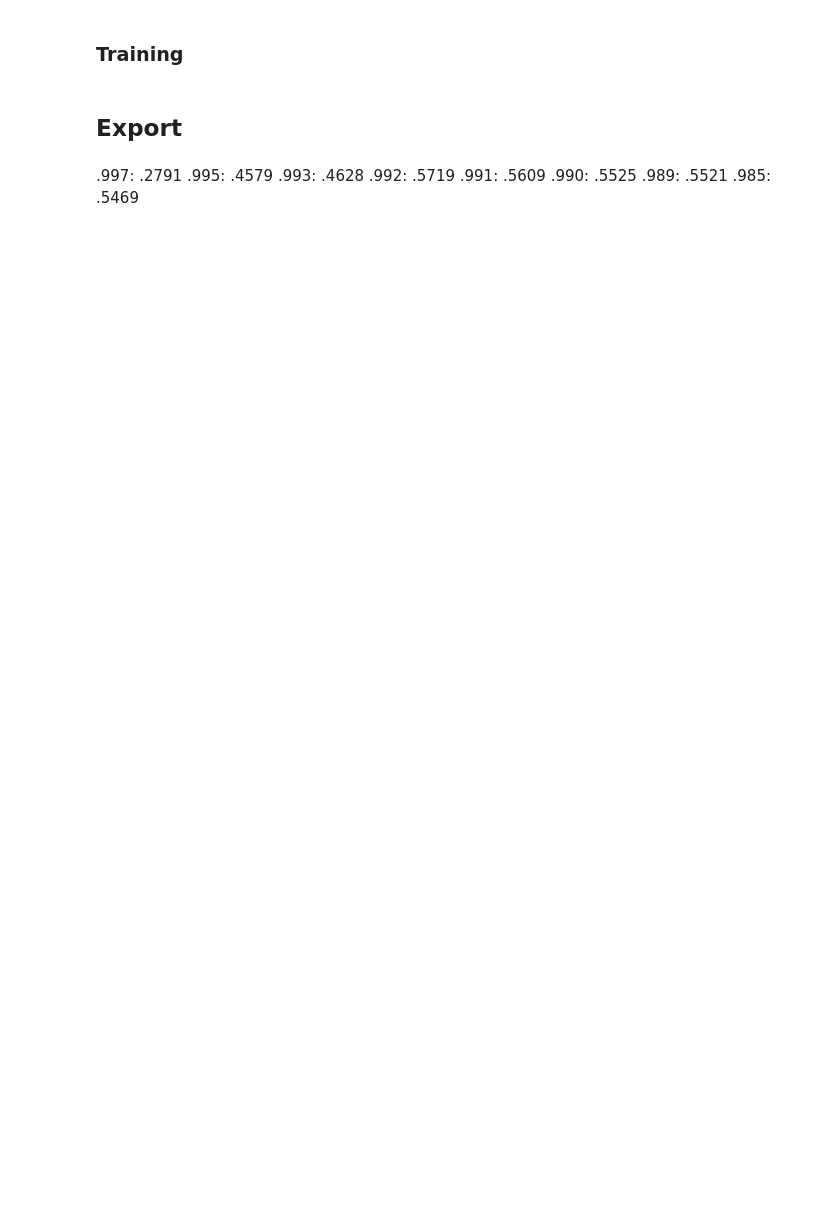
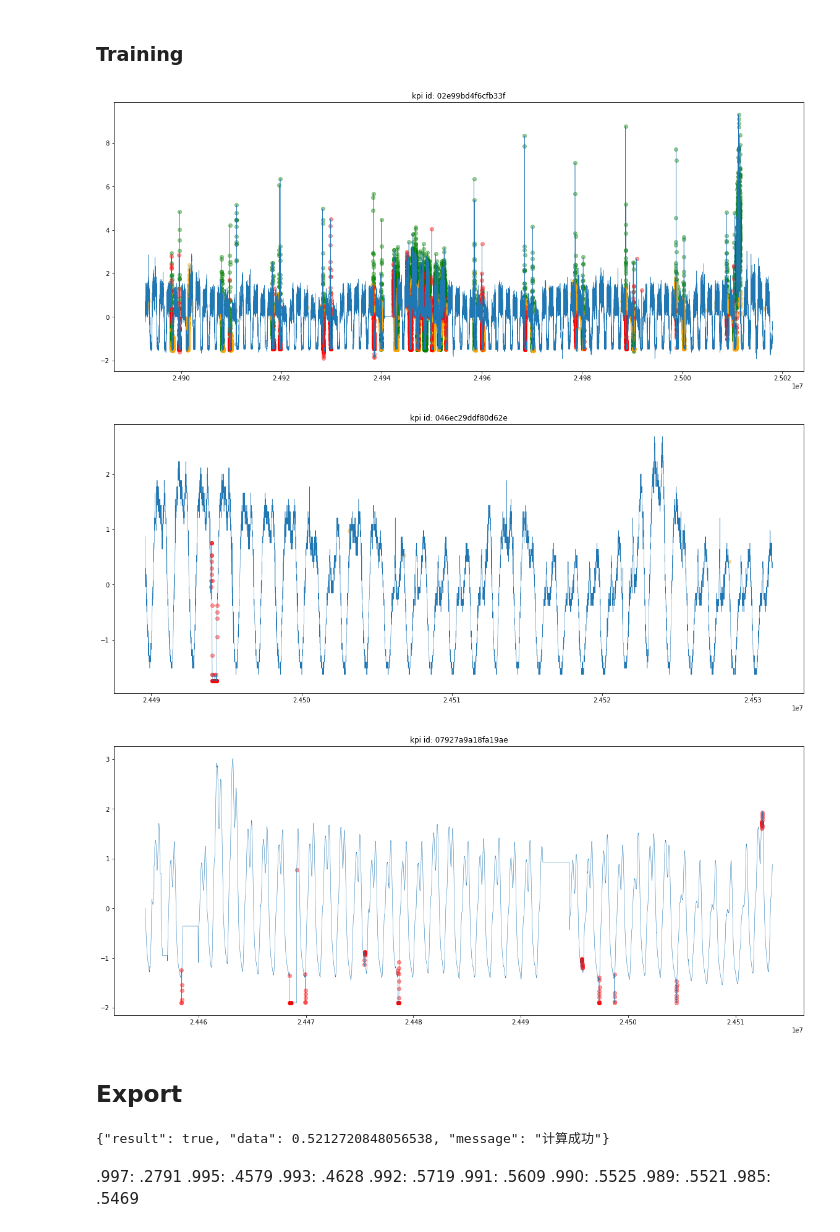
Before and after one commit to Cyprien-Ricque/kpi-anomaly-detection, a Jupyter notebook: notebooks/LitAnomalyTransformer.ipynb, the cells around one changed output. Saved outputs shown, nothing was run; the diff lists cells and outputs as text; code cells hidden in the pictures; blank space fills up the shorter version.

Commit message:
Add Lightning anomaly transformer & check result script

```diff
--- a/notebooks/LitAnomalyTransformer.ipynb
+++ b/notebooks/LitAnomalyTransformer.ipynb
@@ -240,15 +204,0 @@ DEBUG:matplotlib.font_manager:findfont: Matching sans\-serif:style=normal:varian
-# %%
-import logging
-from logging import WARNING
-
-logging.basicConfig(level=WARNING)
-
-for kpi_id in dl.test.kpi_id.unique()[:5]:
-    df = dl.test[(dl.test.kpi_id == kpi_id)]
-
-    figure = plt.figure(figsize=(20, 4))
-
-    plt.plot(df.timestamp_1, df.value_scaled, figure=figure, linewidth=.5)
-    plt.plot(df.timestamp_1, df.value_pred, figure=figure, linewidth=.5)
-    plt.title(f'kpi id: {kpi_id}')
-    plt.show()
@@ -271,24 +207,26 @@ predict_label(dl.test)
 # %%
 import logging
 from logging import WARNING
 
 logging.basicConfig(level=WARNING)
 
+THRESHOLD = .15
+
 for kpi_id in dl.train.kpi_id.unique()[:3]:
-    df = dl.train[(dl.train.kpi_id == kpi_id) & (~validation_filter)]
+    df = dl.train[(dl.train.kpi_id == kpi_id)]
 
-    figure = plt.figure(figsize=(20, 4))
-    plt.hist(np.abs(df.value_pred - df.value_scaled), bins=200, figure=figure)
-
-    true_positive = ((df.label == 1) & (df.label_pred == 1))
-    false_positive = ((df.label == 0) & (df.label_pred == 1))
-    false_negative = ((df.label == 1) & (df.label_pred == 0))
+    true_positive = ((df.label == 1) & (df.label_pred >= THRESHOLD))
+    false_positive = ((df.label == 0) & (df.label_pred >= THRESHOLD))
+    false_negative = ((df.label == 1) & (df.label_pred < THRESHOLD))
 
     figure = plt.figure(figsize=(20, 8))
     for filter, color in zip([true_positive, false_positive, false_negative], ['g', 'orange', 'r']):
         plt.scatter(df[filter].timestamp_1, df[filter].value_scaled, c=color, alpha=.4)
 
     plt.plot(df.timestamp_1, df.value_scaled, figure=figure, linewidth=.5)
-    plt.plot(df.timestamp_1, df.value_pred, figure=figure, linewidth=.5)
     plt.title(f'kpi id: {kpi_id}')
     plt.show()
+# %% [output]
+[figure, added]
+[figure, added]
+[figure, added]
@@ -329,10 +235,14 @@ validation_filter = dl.train.groupby('kpi_id').apply(
 # %%
-prediction = dl.train.loc[validation_filter  & (dl.train.authentic == 'True'), ['timestamp', 'kpi_id', 'label_pred']].rename(columns={'kpi_id': 'KPI ID'})
-prediction['predict'] = prediction['label_pred']
+THRESHOLD = .15
+
+prediction = dl.train.loc[(dl.train.authentic == 'True'), ['timestamp', 'kpi_id', 'label_pred']].rename(columns={'kpi_id': 'KPI ID'})
+prediction['predict'] = (prediction['label_pred'] >= THRESHOLD).astype(int)
 prediction.to_csv(result_file)
 
-ground_truth = dl.train.loc[validation_filter & (dl.train.authentic == 'True'), ['timestamp', 'kpi_id', 'label']].rename(columns={'kpi_id': 'KPI ID'})
+ground_truth = dl.train.loc[(dl.train.authentic == 'True'), ['timestamp', 'kpi_id', 'label']].rename(columns={'kpi_id': 'KPI ID'})
 ground_truth.to_hdf(truth_file, key='df')
 
 print(label_evaluation(truth_file, result_file))
+# %% [output]
+{"result": true, "data": 0.5212720848056538, "message": "计算成功"}
 # %%
```
Also changed, not shown: parts of 12 cells of this notebook, 1 other file.
